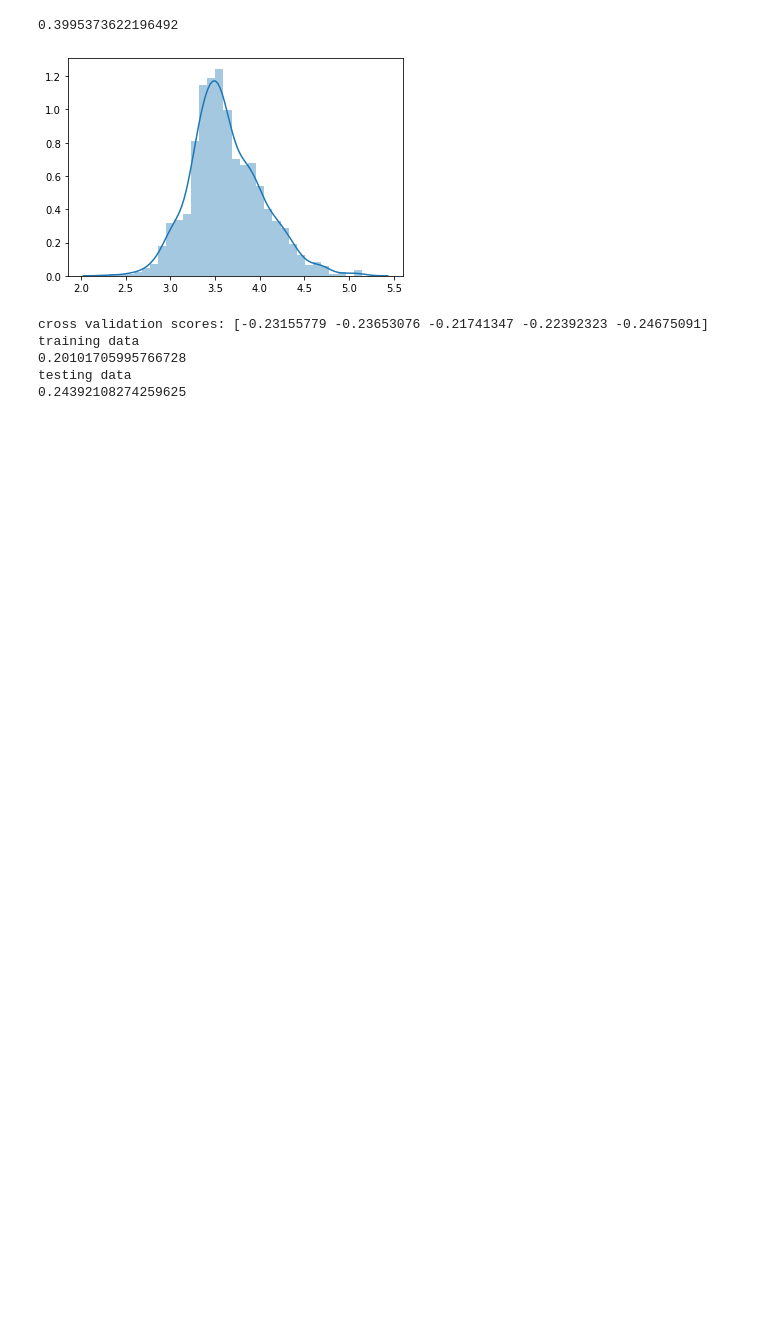
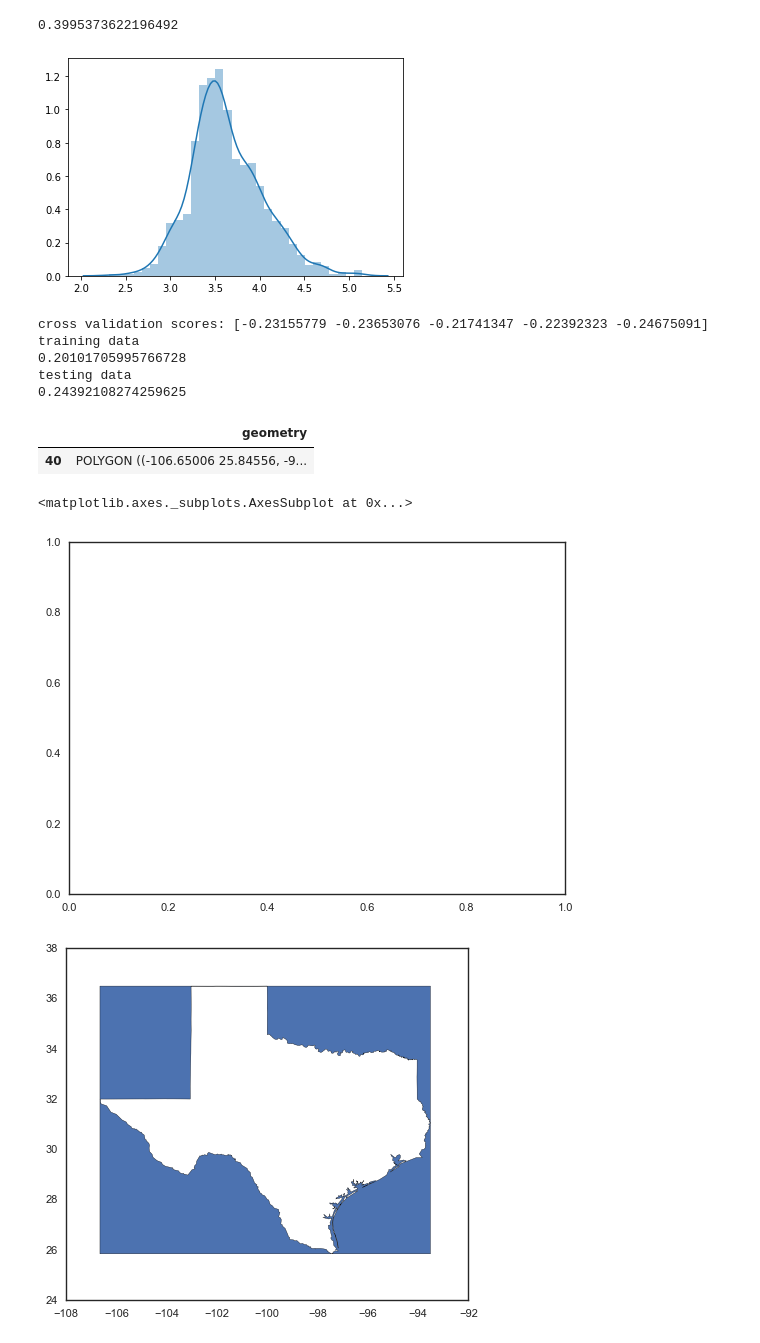
Before and after one commit to akuczala/windsite, a Jupyter notebook: notebooks/land-values-TX.ipynb, the cells around one changed output. Drawn from its saved outputs; the diff is of its cells as text; code cells hidden in the pictures; blank space fills up the shorter version.

```diff
--- a/notebooks/land-values-TX.ipynb
+++ b/notebooks/land-values-TX.ipynb
@@ -125,6 +141,26 @@ training data
 0.20101705995766728
 testing data
 0.24392108274259625
+# %%
+gpd.GeoDataFrame({'geometry':maps.get_state_gpd('TX').envelope})
+# %% [output]
+|  | geometry |
+| 40 | POLYGON ((-106.65006 25.84556, -9... |
+# %%
+import geopandas as gpd
+texas = maps.get_state_gpd('TX')
+texas_box = gpd.GeoDataFrame({'geometry':maps.get_state_gpd('TX').envelope})
+fig, ax = plt.subplots()
+#texas_box.plot(ax=ax)
+#texas.plot(ax=ax)
+anti_texas = gpd.overlay(texas_box,
+            texas,
+            how='difference')
+anti_texas.plot()
+# %% [output]
+<matplotlib.axes._subplots.AxesSubplot at 0x...>
+[figure, added]
+[figure, added]
 # %%
 import imp
 import maps
```
Also changed, not shown: parts of 4 cells of this notebook, 5 other files.
